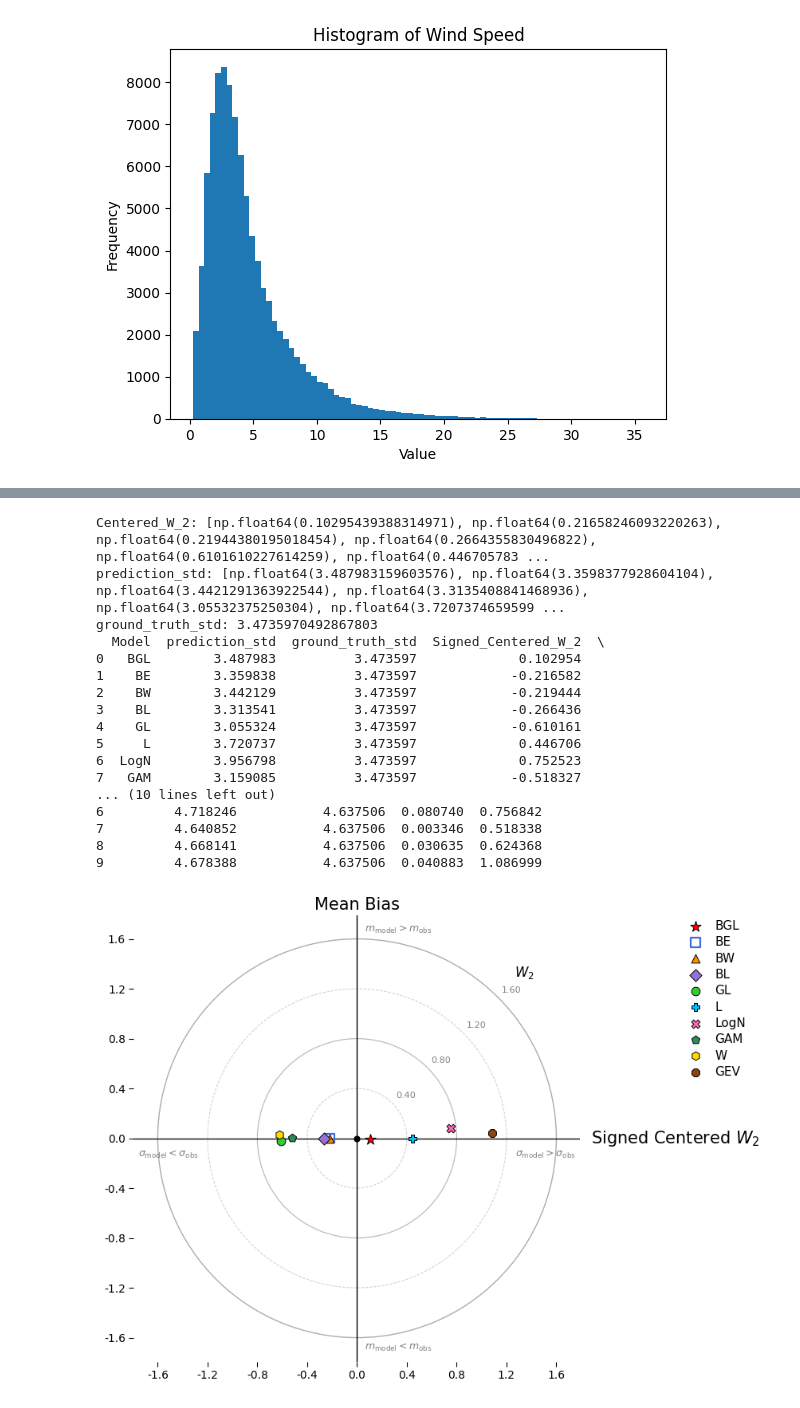
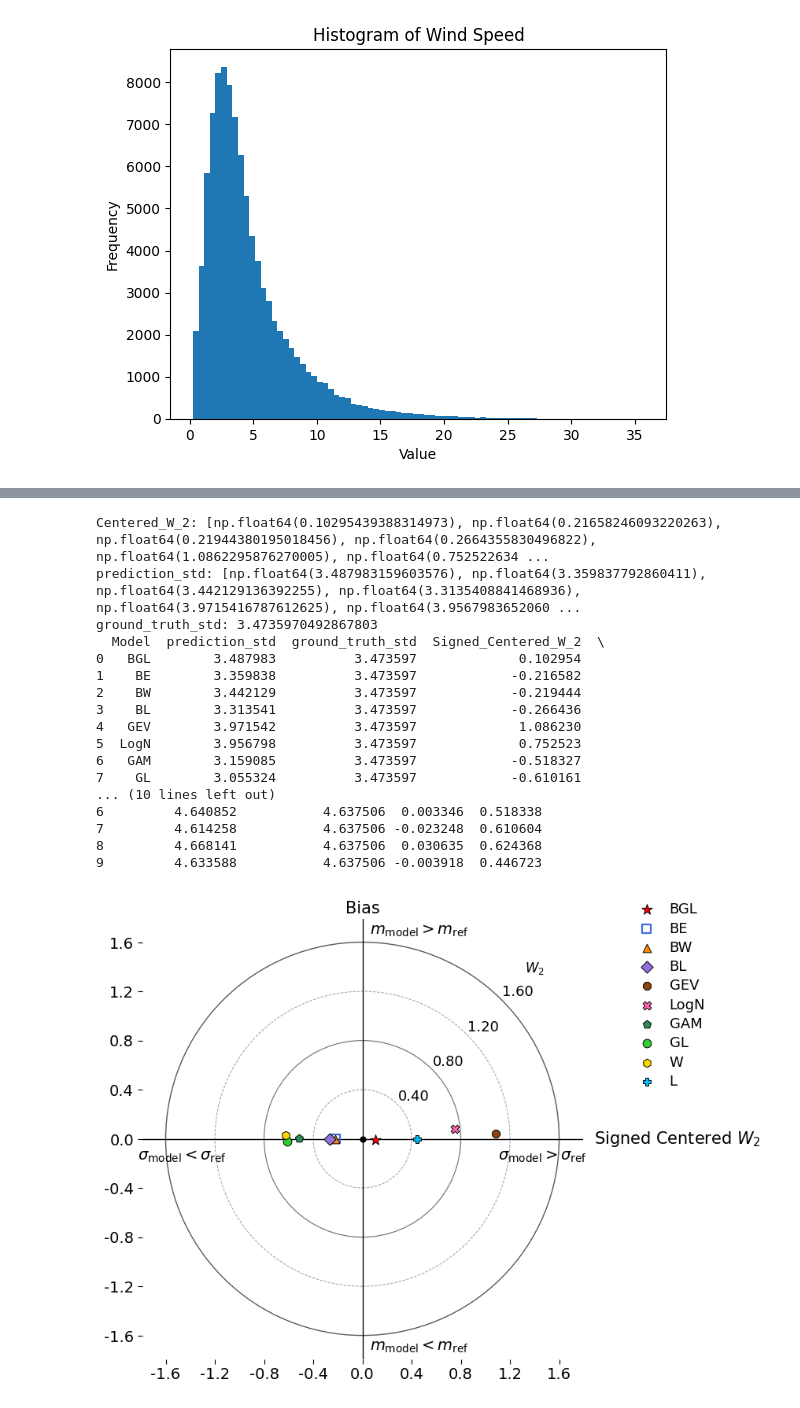
Before and after one commit to tiantiy/Wasserstein-Target-Diagram, a Jupyter notebook: Wind_Speed_Wasserstein_Target_diagram.ipynb, the cells around one changed output, grey strips where cells are left out. Saved outputs shown, nothing was run; the diff lists cells and outputs as text; code cells hidden in the pictures.

```diff
--- a/Wind_Speed_Wasserstein_Target_diagram.ipynb
+++ b/Wind_Speed_Wasserstein_Target_diagram.ipynb
@@ -10,7 +10,7 @@ from scipy import stats
 from scipy.special import betainc
 from scipy.optimize import brentq
 
-df = pd.read_csv("/content/sample_data/M2_wind_speed_2010_2020.csv")
+df = pd.read_csv("/content/sample_data/M2_wind_spead_2010_2020.csv")
 df.head()
 Wind_Speed_Obs = df["Avg Avg Wind Speed @ 80m [m/s]"] # select observation at 80m
 Wind_Speed_Obs.shape
@@ -301,23 +304,23 @@ results.to_csv("/content/sample_data/Wind_Wasserstein_Target_Diagram.csv", index
 
 print(results)
 # %% [output]
-Centered_W_2: [np.float64(0.10295439388314971), np.float64(0.21658246093220263), np.float64(0.21944380195018454), np.float64(0.2664355830496822), np.float64(0.6101610227614259), np.float64(0.446705783 ...
-prediction_std: [np.float64(3.487983159603576), np.float64(3.3598377928604104), np.float64(3.4421291363922544), np.float64(3.3135408841468936), np.float64(3.05532375250304), np.float64(3.7207374659599 ...
+Centered_W_2: [np.float64(0.10295439388314973), np.float64(0.21658246093220263), np.float64(0.21944380195018456), np.float64(0.2664355830496822), np.float64(1.0862295876270005), np.float64(0.752522634 ...
+prediction_std: [np.float64(3.487983159603576), np.float64(3.359837792860411), np.float64(3.442129136392255), np.float64(3.3135408841468936), np.float64(3.9715416787612625), np.float64(3.9567983652060 ...
 ground_truth_std: 3.4735970492867803
   Model  prediction_std  ground_truth_std  Signed_Centered_W_2  \
 0   BGL        3.487983          3.473597             0.102954
 1    BE        3.359838          3.473597            -0.216582
 2    BW        3.442129          3.473597            -0.219444
 3    BL        3.313541          3.473597            -0.266436
-4    GL        3.055324          3.473597            -0.610161
-5     L        3.720737          3.473597             0.446706
-6  LogN        3.956798          3.473597             0.752523
-7   GAM        3.159085          3.473597            -0.518327
+4   GEV        3.971542          3.473597             1.086230
+5  LogN        3.956798          3.473597             0.752523
+6   GAM        3.159085          3.473597            -0.518327
+7    GL        3.055324          3.473597            -0.610161
 ... (10 lines left out)
-6         4.718246           4.637506  0.080740  0.756842
-7         4.640852           4.637506  0.003346  0.518338
+6         4.640852           4.637506  0.003346  0.518338
+7         4.614258           4.637506 -0.023248  0.610604
 8         4.668141           4.637506  0.030635  0.624368
-9         4.678388           4.637506  0.040883  1.086999
+9         4.633588           4.637506 -0.003918  0.446723
 # %%
 # ============================================================
 # Wasserstein Target Diagram
@@ -370,7 +373,7 @@ circle_styles = [
 ]
 
 for r, (linestyle, linewidth, alpha) in zip(radii, circle_styles):
-    circle = plt.Circle((0, 0), r, fill=False, edgecolor="gray",
+    circle = plt.Circle((0, 0), r, fill=False, edgecolor="black",
                         linewidth=linewidth, linestyle=linestyle,
                         alpha=alpha, zorder=0)
     ax.add_patch(circle)
@@ -385,9 +388,9 @@ theta = np.pi / 4
 
 for i in [0,1,2,3]:
     r = radii[i]
-    ax.text((r + 0.025 * rmax) * np.cos(theta),
-            (r + 0.025 * rmax) * np.sin(theta),
-            f"{r:.2f}", fontsize=8, color="gray",
+    ax.text((r + 0.005 * rmax) * np.cos(theta),
+            (r + 0.005 * rmax) * np.sin(theta),
+            f"{r:.2f}", fontsize=13, color="black",
             ha="left", va="bottom")
 
 
@@ -395,8 +398,8 @@ for i in [0,1,2,3]:
 # W2 label
 # ------------------------------------------------------------
 
-ax.text((rmax * 1.12) * np.cos(theta),
-        (rmax * 1.12) * np.sin(theta),
+ax.text((rmax * 1.17) * np.cos(theta),
+        (rmax * 1.17) * np.sin(theta),
         r"$W_2$", fontsize=12, color="black",
         ha="left", va="bottom")
 
@@ -559,7 +562,7 @@ ax.text(
 ax.text(
     0,
     limit * 1.01,
-    "Mean Bias",
+    "Bias",
     fontsize=15,
     ha="center",
     va="bottom",
@@ -574,11 +577,11 @@ ax.text(
 # Negative horizontal coordinate:
 # model has smaller standard deviation than observation
 ax.text(
-    -limit * 0.98,
+    -limit * 1.02,
     -0.045 * limit,
-    r"$\sigma_{\mathrm{model}}<\sigma_{\mathrm{obs}}$",
-    fontsize=9,
-    color="gray",
+    r"$\sigma_{\mathrm{model}}<\sigma_{\mathrm{ref}}$",
+    fontsize=14,
+    color="black",
     ha="left",
     va="top"
 )
@@ -586,11 +589,11 @@ ax.text(
 # Positive horizontal coordinate:
 # model has larger standard deviation than observation
 ax.text(
-    limit * 0.98,
+    limit * 1.02,
     -0.045 * limit,
-    r"$\sigma_{\mathrm{model}}>\sigma_{\mathrm{obs}}$",
-    fontsize=9,
-    color="gray",
+    r"$\sigma_{\mathrm{model}}>\sigma_{\mathrm{ref}}$",
+    fontsize=14,
+    color="black",
     ha="right",
     va="top"
 )
@@ -599,10 +602,10 @@ ax.text(
 # model has larger mean than observation
 ax.text(
     0.035 * limit,
-    limit * 0.96,
-    r"$m_{\mathrm{model}}>m_{\mathrm{obs}}$",
-    fontsize=9,
-    color="gray",
+    limit * 0.98,
+    r"$m_{\mathrm{model}}>m_{\mathrm{ref}}$",
+    fontsize=14,
+    color="black",
     ha="left",
     va="top"
 )
@@ -611,10 +614,10 @@ ax.text(
 # model has smaller mean than observation
 ax.text(
     0.035 * limit,
-    -limit * 0.96,
-    r"$m_{\mathrm{model}}<m_{\mathrm{obs}}$",
-    fontsize=9,
-    color="gray",
+    -limit * 0.98,
+    r"$m_{\mathrm{model}}<m_{\mathrm{ref}}$",
+    fontsize=14,
+    color="black",
     ha="left",
     va="bottom"
 )
@@ -627,9 +630,9 @@ ax.text(
 # Place model legend in the upper-right
 ax.legend(
     frameon=False,
-    fontsize=11,
+    fontsize=13,
     loc="upper left",
-    bbox_to_anchor=(1.22, 1.00),
+    bbox_to_anchor=(1.1, 1.05),
     handletextpad=0.6, # space between marker and model name
     labelspacing=0.35,  # vertical space between legend entries
     borderaxespad=0
@@ -658,32 +661,32 @@ else:
 ax.xaxis.set_major_formatter(FormatStrFormatter(tick_format))
 ax.yaxis.set_major_formatter(FormatStrFormatter(tick_format))
 
-ax.tick_params(direction="out", labelsize=10, length=4)
+ax.tick_params(direction="out", labelsize=14, length=4)
 
 
 # ------------------------------------------------------------
 # Layout
 # ------------------------------------------------------------
 
 # Leave space on the right for the model legend
 plt.subplots_adjust(
     left=0.08,
     right=0.78,
     bottom=0.08,
     top=0.97
 )
 
 
 # ------------------------------------------------------------
 # Save figure
 # ------------------------------------------------------------
 
 plt.savefig(
     "/content/sample_data/Wind_Speed_Wasserstein_Target_Diagram.pdf",
     dpi=300,
     bbox_inches="tight"
 )
 
 plt.show()
 # %% [output]
-[figure, old version]
+[figure, new version]
```
Also changed, not shown: parts of 2 cells of this notebook.
